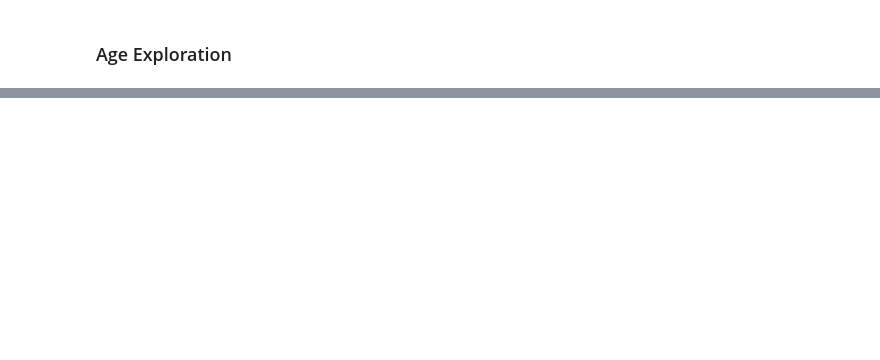
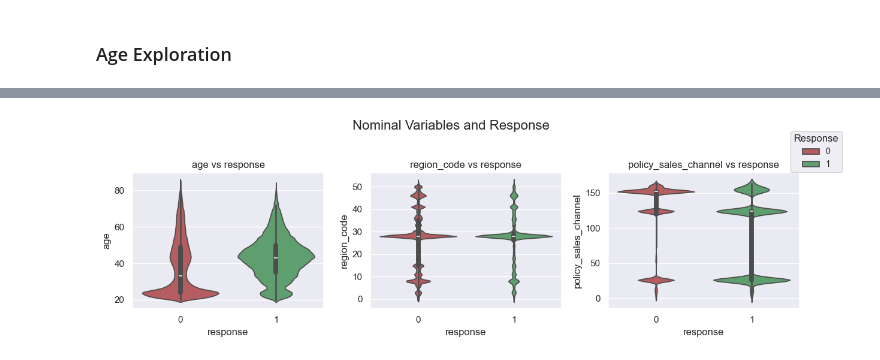
Before and after one commit to kevtr0801/ds_portfolio, a Jupyter notebook: binary-classification-carinsurance/binary-class-analysis.ipynb, the cells around one changed output, grey strips where cells are left out. Drawn from its saved outputs; the diff is of its cells as text; code cells hidden in the pictures; blank space fills up the shorter version.

```diff
--- a/binary-classification-carinsurance/binary-class-analysis.ipynb
+++ b/binary-classification-carinsurance/binary-class-analysis.ipynb
@@ -212,0 +234,21 @@ plt.show()
+# %%
+my_pal = {0: "r", 1: "g"}
+gender_pal = {'Male': 'b', 'Female':'p'}
+x = train[['age', 'region_code', 'policy_sales_channel']]
+y = train['response']
+
+fig, axes = plt.subplots(nrows=1, ncols=len(x.columns), figsize=(4*len(x.columns), 4))
+
+for i, c in enumerate(x.columns):
+    sns.violinplot(x='response', y=c, data=train, ax=axes[i], hue='response', palette=my_pal)
+    axes[i].set_title(f'{c} vs response')
+    axes[i].get_legend().remove()
+
+handles, labels = axes[0].get_legend_handles_labels()
+fig.legend(handles, labels, loc='upper right', bbox_to_anchor=(1.05, 0.95), fontsize='small', title='Response')
+
+fig.suptitle("Nominal Variables and Response", fontsize=16)
+plt.tight_layout(rect=[0, 0.03, 1, 0.95])
+plt.show()
+# %% [output]
+[figure, added]
```
Also changed, not shown: parts of 20 cells of this notebook.
